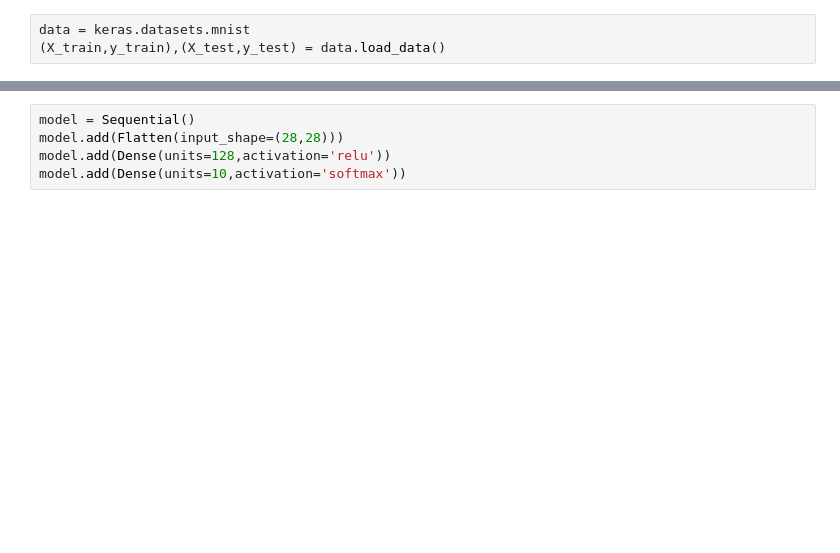
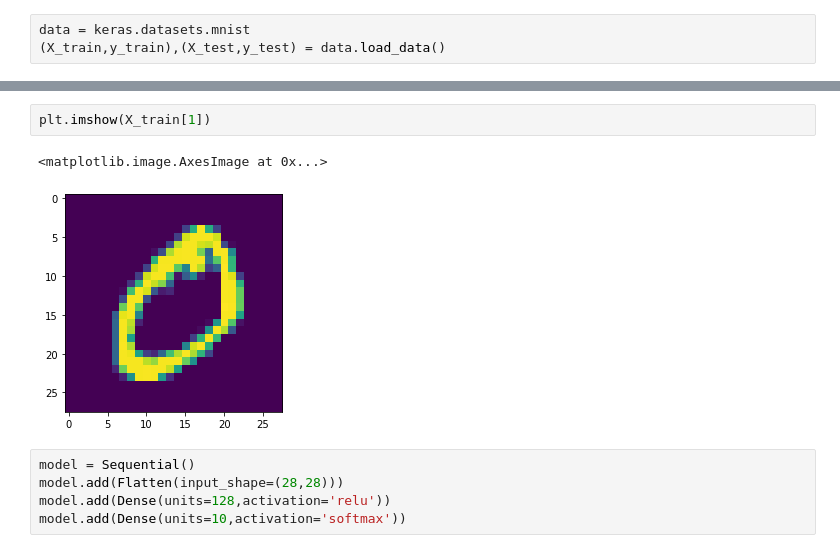
Before and after one commit to ShivamJoshi9/DigitRecognition, a Jupyter notebook: DgitRecognition_Using_ANN/digitRecognition.ipynb, the cells around one changed output, grey strips where cells are left out. Drawn from its saved outputs; the diff is of its cells as text; blank space fills up the shorter version.

```diff
--- a/DgitRecognition_Using_ANN/digitRecognition.ipynb
+++ b/DgitRecognition_Using_ANN/digitRecognition.ipynb
@@ -14,3 +82,8 @@ X_test = tf.keras.utils.normalize(X_test,axis = 1)
+# %%
+plt.imshow(X_train[1])
+# %% [output]
+<matplotlib.image.AxesImage at 0x...>
+[figure, added]
 # %%
 model = Sequential()
 model.add(Flatten(input_shape=(28,28)))
```
Also changed, not shown: parts of 20 cells of this notebook.
